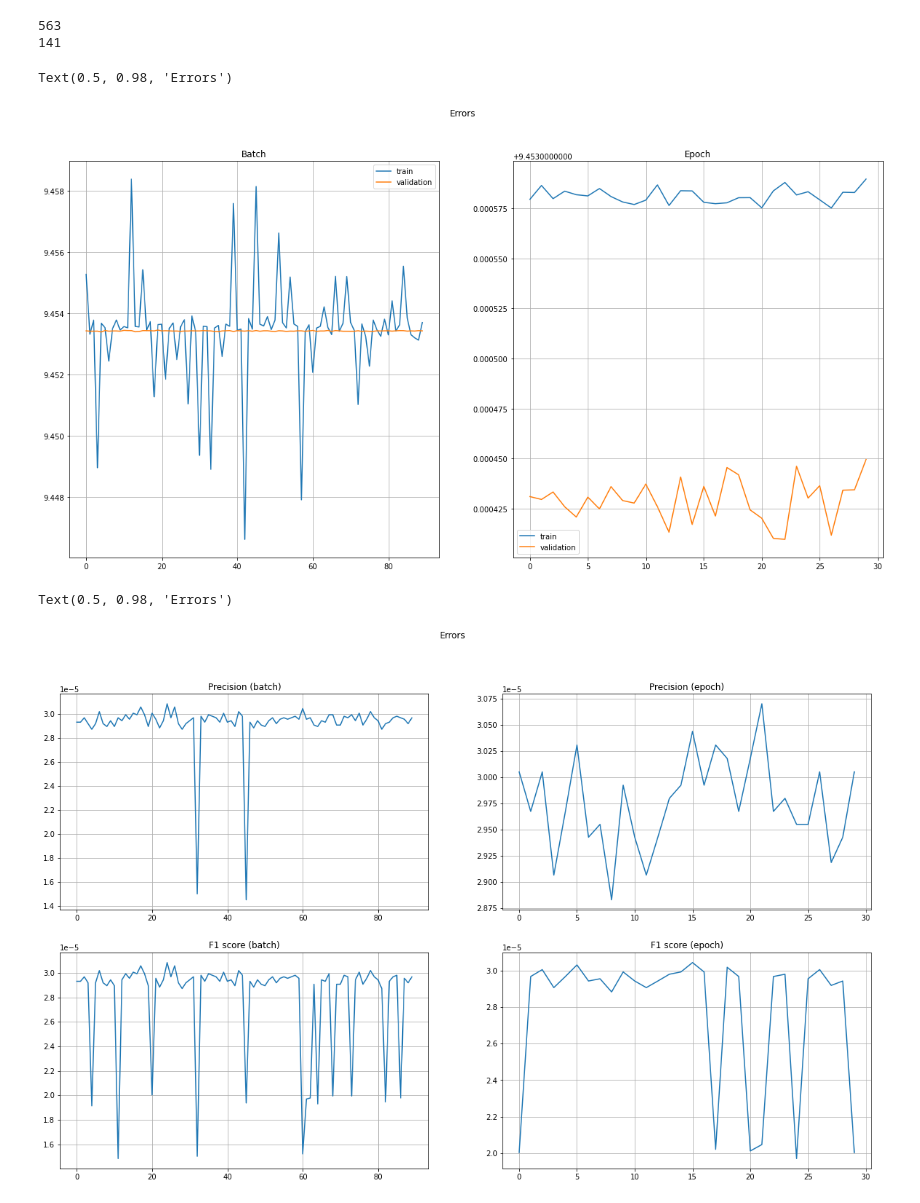
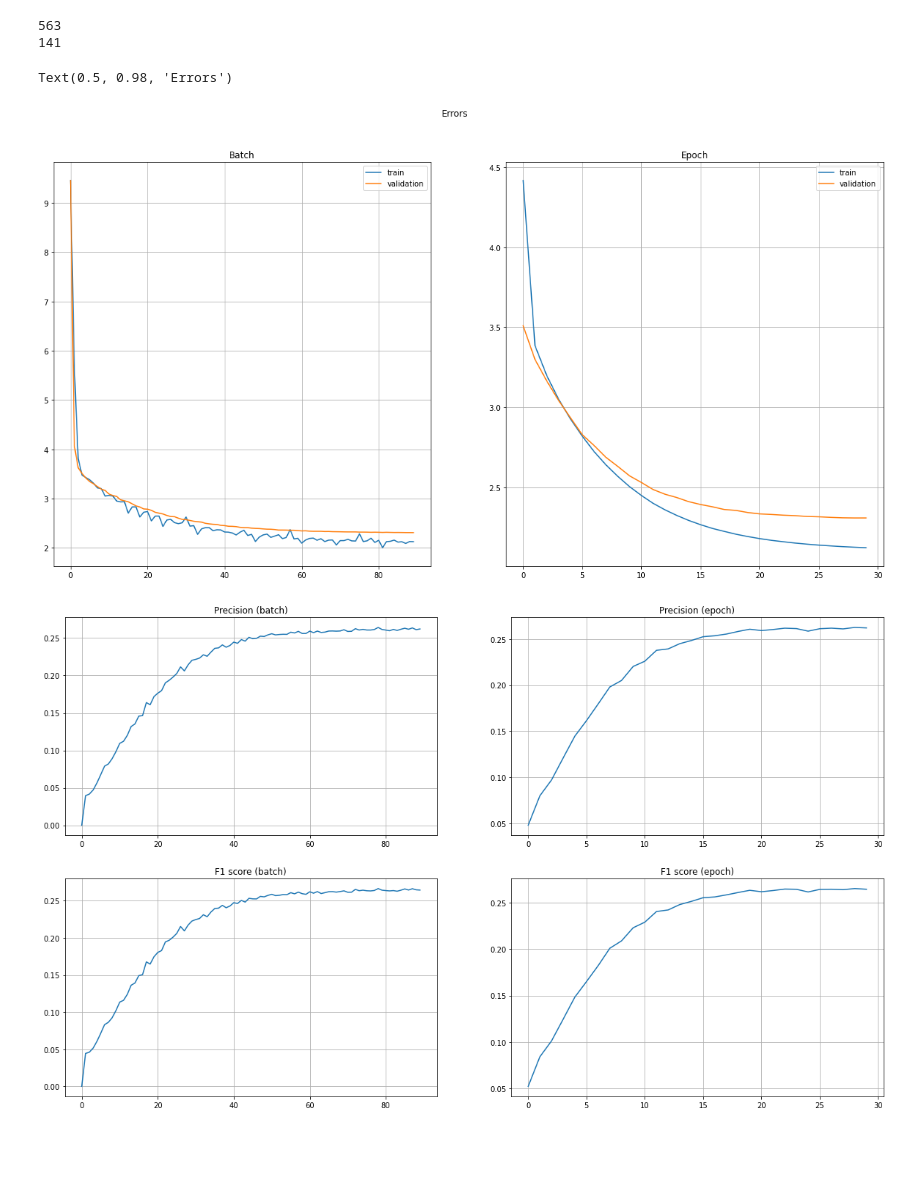
Before and after one commit to maximeDelmas/hackathon2022-MeSH2Vec, a Jupyter notebook: mesh2vec.ipynb, the cells around one changed output. Drawn from its saved outputs; the diff is of its cells as text; code cells hidden in the pictures; blank space fills up the shorter version.

Commit message:
model train 1e6

```diff
--- a/mesh2vec.ipynb
+++ b/mesh2vec.ipynb
@@ -461,3 +389,43 @@ No GPU available, using the CPU instead.
 # %%
 vocab_size = dataset.vocab_size
 model = NeuralNetwork(50, vocab_size)
+# %%
+set_seed(1024)
+
+# Split train / test
+train, test = train_test_split(dataset, train_size=0.9, test_size=0.1, random_state=42)
+
+# KFolding
+kfold = KFold(5, shuffle=True, random_state=42)
+train_index, validation_index = next(iter(kfold.split(train)))
+
+train_sampler = SubsetRandomSampler(train_index)
+dataset_loader = DataLoader(train, 128, sampler=train_sampler)
+
+validation_sampler = SubsetRandomSampler(validation_index)
+validation_loader = DataLoader(train, 128, sampler=validation_sampler)
+
+# set number of epoch
+nepochs = 5
+
+# Set optimizer
+optimizer = AdamW(model.parameters(),
+    lr=0.025,    # Default learning rate
+    eps=1e-8    # Default epsilon value
+    )
+
+# Set scheduler
+lambda1 = lambda epoch: 0.85 ** epoch
+scheduler = torch.optim.lr_scheduler.LambdaLR(optimizer, lr_lambda=lambda1)
+
+loss_fn = nn.CrossEntropyLoss()
+DEVICE = None
+
+if torch.cuda.is_available():
+    DEVICE = torch.device("cuda")
+    print(f'There are {torch.cuda.device_count()} GPU(s) available.')
+    print('Device name:', torch.cuda.get_device_name(0))
+
+else:
+    print('No GPU available, using the CPU instead.')
+    DEVICE = torch.device("cpu")
@@ -516,31 +484,28 @@ ax2.grid()
 fig.suptitle("Errors")
 # %% [output]
 Text(0.5, 0.98, 'Errors')
-[figure, old version]
+[figure, new version]
 # %%
 # Precision et F1 score
 fig, axs = plt.subplots(2, 2, figsize=(20,12))
 
 axs[0, 0].plot(range(len(dico["batch_validation_precision"])), dico["batch_validation_precision"])
 axs[0, 0].set_title("Precision (batch)")
 axs[0, 0].grid()
 
 axs[0, 1].plot(range(nepochs), dico["epoch_validation_precision"])
 axs[0, 1].set_title("Precision (epoch)")
 axs[0, 1].grid()
 
 axs[1, 0].plot(range(len(dico["batch_validation_f1"])), dico["batch_validation_f1"])
 axs[1, 0].set_title("F1 score (batch)")
 axs[1, 0].grid()
 
 axs[1, 1].plot(range(nepochs), dico["epoch_validation_f1"])
 axs[1, 1].set_title("F1 score (epoch)")
 axs[1, 1].grid()
-
-fig.suptitle("Errors")
 # %% [output]
-Text(0.5, 0.98, 'Errors')
-[figure, old version]
+[figure, new version]
 # %%
 test_loader = DataLoader(test, 128)
 validation(model, test_loader, loss_fn, DEVICE)
```
Also changed, not shown: parts of 6 cells of this notebook, 3 other files.
